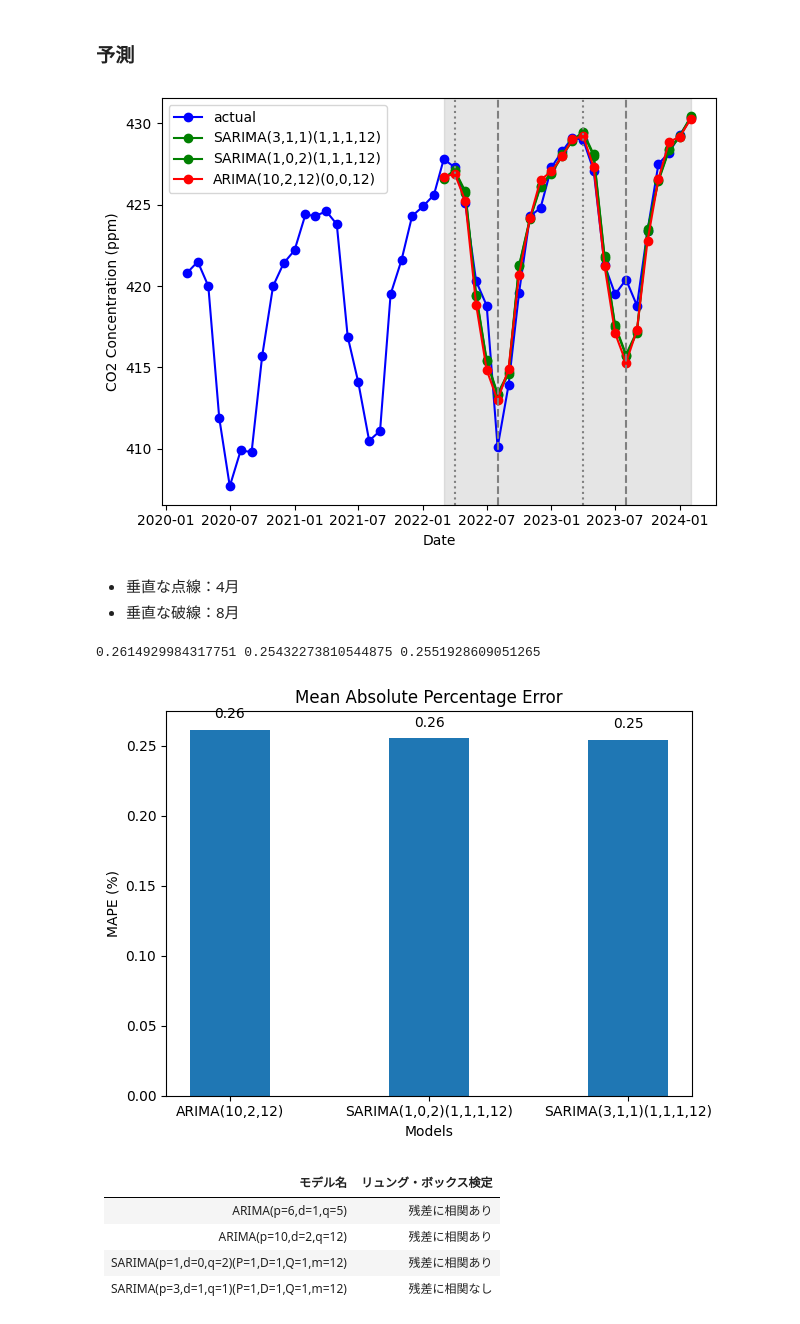
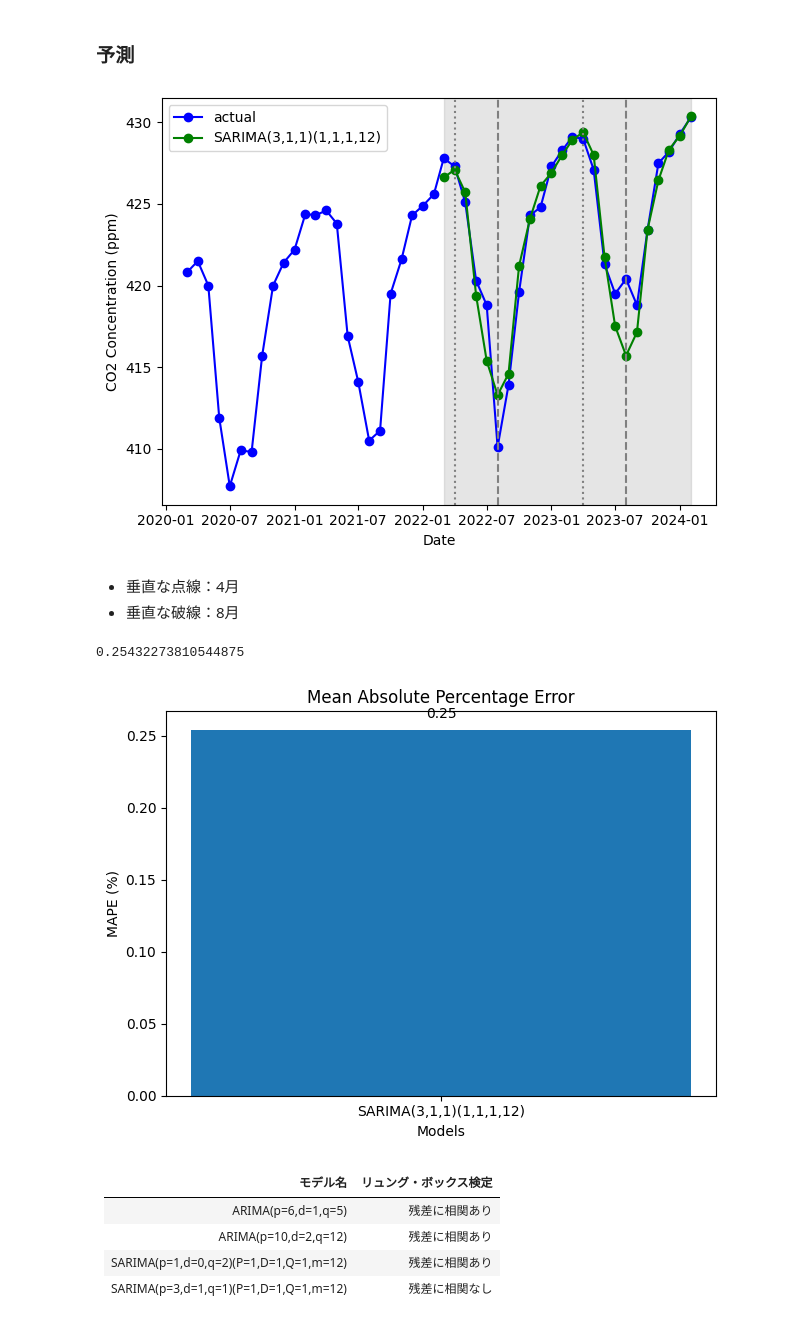
Before and after one commit to cct-blog/cct-seiya-kumada, a Jupyter notebook: sarima/src/main.ipynb, the cells around one changed output. Cells and saved outputs as stored; diff of their text form; code cells hidden in the pictures.

```diff
--- a/sarima/src/main.ipynb
+++ b/sarima/src/main.ipynb
@@ -46,11 +46,4 @@ plt.savefig(SRC_GRAPH_1_PATH)
 # %%
-# Load the CSV file
-data = pd.read_csv(SRC_PATH)
-
-# Convert the 'date' column to a datetime format for better plotting
-# data["date"] = pd.to_datetime(data["date"], format="%b-%y")
-data["date"] = pd.to_datetime(data["date"], infer_datetime_format=True)
-
 # Extract only the rows corresponding to April for drawing vertical lines
 april_dates = data[data['date'].dt.month == 4]['date']
 
@@ -70,12 +63,6 @@ plt.savefig(SRC_GRAPH_2_PATH)
 # %% [markdown]
 - 4月に極大値がある（赤丸）。
 # %%
-# Load the CSV file
-data = pd.read_csv(SRC_PATH)
-
-# Convert the 'date' column to a datetime format for better plotting
-# data["date"] = pd.to_datetime(data["date"], format="%b-%y")
-data["date"] = pd.to_datetime(data["date"], infer_datetime_format=True)
 aug_dates = data[data['date'].dt.month == 8]['date']
 # Plot the graph
 plt.figure(figsize=(12, 6))
@@ -93,13 +80,6 @@ plt.savefig(SRC_GRAPH_4_PATH)
 # %% [markdown]
 - 8月に極小値がある（赤丸）。
 # %%
-# Load the CSV file
-data = pd.read_csv(SRC_PATH)
-
-# Convert the 'date' column to a datetime format for better plotting
-# data["date"] = pd.to_datetime(data["date"], format="%b-%y")
-data["date"] = pd.to_datetime(data["date"], infer_datetime_format=True)
-
 # Extract only the rows corresponding to April for drawing vertical lines
 jan_dates = data[data['date'].dt.month == 1]['date']
 
@@ -651,8 +641,8 @@ fig, ax = plt.subplots()
 
 ax.plot(guideline['date'], guideline['co2'], 'b-', label='actual',marker='o')
 ax.plot(test['date'], test['SARIMA_pred'], 'g-', label="SARIMA(3,1,1)(1,1,1,12)", marker='o')
-ax.plot(test['date'], test['SARIMA_pred_d_0'], 'g-', label="SARIMA(1,0,2)(1,1,1,12)", marker='o')
-ax.plot(test['date'], test['ARIMA_pred_2nd'], 'r-', label="ARIMA(10,2,12)(0,0,12)", marker='o')
+#ax.plot(test['date'], test['SARIMA_pred_d_0'], 'g-', label="SARIMA(1,0,2)(1,1,1,12)", marker='o')
+#ax.plot(test['date'], test['ARIMA_pred_2nd'], 'r-', label="ARIMA(10,2,12)(0,0,12)", marker='o')
 
 aug_dates = test[test['date'].dt.month == 8]['date']
 april_dates = test[test['date'].dt.month == 4]['date']
@@ -671,7 +661,7 @@ fig.autofmt_xdate
 plt.tight_layout()
 plt.savefig('/home/kumada/projects/cct-seiya-kumada/sarima/images/prediction_3.jpg', dpi=300)
 # %% [output]
-[figure, old version]
+[figure, new version]
 # %% [markdown]
 - 垂直な点線：4月
 - 垂直な破線：8月
@@ -679,33 +669,37 @@ plt.savefig('/home/kumada/projects/cct-seiya-kumada/sarima/images/prediction_3.j
 def mape(y_true, y_pred):
     return np.mean(np.abs((y_true - y_pred) / y_true)) * 100
 # %%
-mape_ARIMA = mape(test['co2'], test['ARIMA_pred_2nd'])
+#mape_ARIMA = mape(test['co2'], test['ARIMA_pred_2nd'])
 mape_SARIMA = mape(test['co2'], test['SARIMA_pred'])
-mape_SARIMA_d_0 = mape(test['co2'], test['SARIMA_pred_d_0'])
+#mape_SARIMA_d_0 = mape(test['co2'], test['SARIMA_pred_d_0'])
 
-print(mape_ARIMA, mape_SARIMA, mape_SARIMA_d_0)
+#print(mape_ARIMA, mape_SARIMA, mape_SARIMA_d_0)
+print(mape_SARIMA)
 # %% [output]
-0.2614929984317751 0.25432273810544875 0.2551928609051265
+0.25432273810544875
 # %%
 fig, ax = plt.subplots()
 
-x = ['ARIMA(10,2,12)', 'SARIMA(1,0,2)(1,1,1,12)', 'SARIMA(3,1,1)(1,1,1,12)']
-y = [mape_ARIMA, mape_SARIMA_d_0, mape_SARIMA]
+#x = ['ARIMA(10,2,12)', 'SARIMA(1,0,2)(1,1,1,12)', 'SARIMA(3,1,1)(1,1,1,12)']
+#y = [mape_ARIMA, mape_SARIMA_d_0, mape_SARIMA]
+
+x = ['SARIMA(3,1,1)(1,1,1,12)']
+y = [mape_SARIMA]
 
 ax.bar(x, y, width=0.4)
 ax.set_xlabel('Models')
 ax.set_ylabel('MAPE (%)')
 #ax.set_ylim(0, 15)
 ax.set_title('Mean Absolute Percentage Error')
 for index, value in enumerate(y):
     plt.text(x=index, y=value + 0.008, s=str(round(value,2)), ha='center')
 
 plt.tight_layout()
 
 plt.savefig('/home/kumada/projects/cct-seiya-kumada/sarima/images/mapes.jpg', dpi=300)
 #plt.savefig('figures/CH08_F14_peixeiro.png', dpi=300)
 # %% [output]
-[figure, old version]
+[figure, new version]
 # %% [markdown]
 |モデル名|リュング・ボックス検定|
 |----|----|
```
Also changed, not shown: parts of 20 cells of this notebook.
